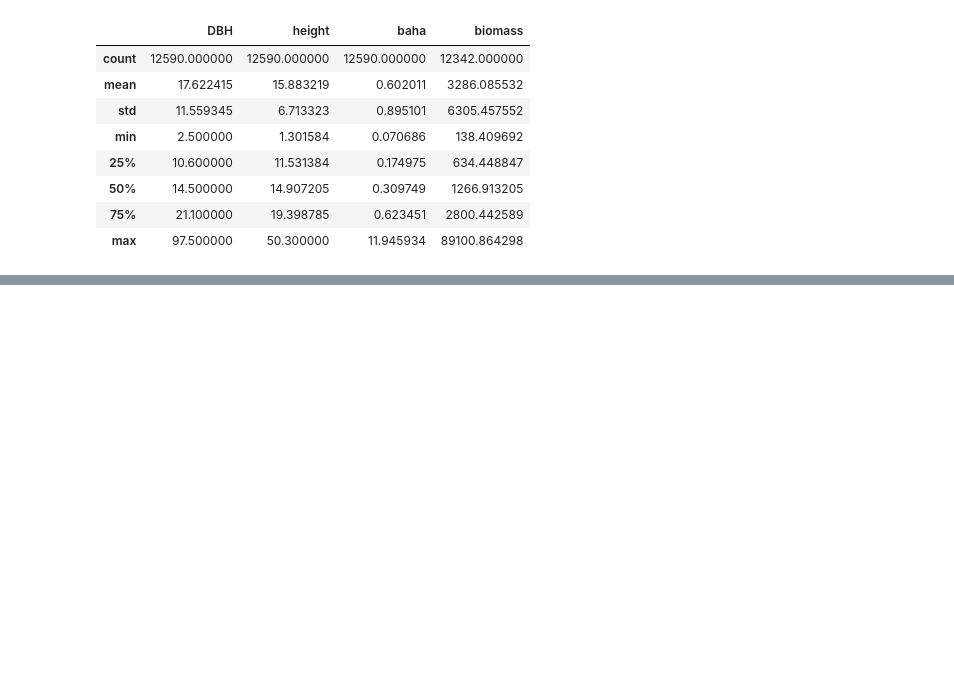
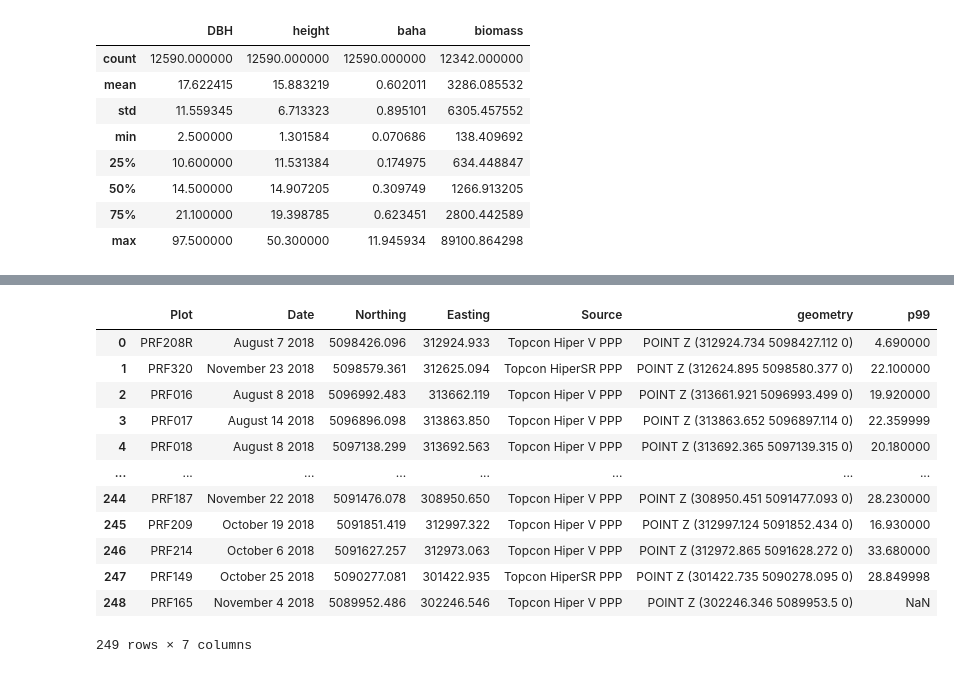
Before and after one commit to subornaa/Data-Analytics-Tutorials, a Jupyter notebook: Lasso_and_Ridge_Regression.ipynb, the cells around one changed output, grey strips where cells are left out. Saved outputs shown, nothing was run; the diff lists cells and outputs as text; code cells hidden in the pictures; blank space fills up the shorter version.

```diff
--- a/Lasso_and_Ridge_Regression.ipynb
+++ b/Lasso_and_Ridge_Regression.ipynb
@@ -215,0 +251,22 @@ biomass_df.describe()
+# %%
+# Get list of plot coordinates tuples
+plot_coords = [(geom.x, geom.y) for geom in plots_gdf.geometry]
+
+# Extract the 99th percentile height at the plot coordinates
+plots_gdf['p99'] = [p99.sel(x=c[0], y=c[1], method="nearest").values[0] for c in plot_coords]
+
+plots_gdf
+# %% [output]
+|  | Plot | Date | Northing | Easting | Source | geometry | p99 |
+| 0 | PRF208R | August 7 2018 | 5098426.096 | 312924.933 | Topcon Hiper V PPP | POINT Z (312924.734 5098427.112 0) | 4.690000 |
+| 1 | PRF320 | November 23 2018 | 5098579.361 | 312625.094 | Topcon HiperSR PPP | POINT Z (312624.895 5098580.377 0) | 22.100000 |
+| 2 | PRF016 | August 8 2018 | 5096992.483 | 313662.119 | Topcon Hiper V PPP | POINT Z (313661.921 5096993.499 0) | 19.920000 |
+| 3 | PRF017 | August 14 2018 | 5096896.098 | 313863.850 | Topcon Hiper V PPP | POINT Z (313863.652 5096897.114 0) | 22.359999 |
+| 4 | PRF018 | August 8 2018 | 5097138.299 | 313692.563 | Topcon Hiper V PPP | POINT Z (313692.365 5097139.315 0) | 20.180000 |
+| ... | ... | ... | ... | ... | ... | ... | ... |
+| 244 | PRF187 | November 22 2018 | 5091476.078 | 308950.650 | Topcon Hiper V PPP | POINT Z (308950.451 5091477.093 0) | 28.230000 |
+| 245 | PRF209 | October 19 2018 | 5091851.419 | 312997.322 | Topcon Hiper V PPP | POINT Z (312997.124 5091852.434 0) | 16.930000 |
+| 246 | PRF214 | October 6 2018 | 5091627.257 | 312973.063 | Topcon Hiper V PPP | POINT Z (312972.865 5091628.272 0) | 33.680000 |
+| 247 | PRF149 | October 25 2018 | 5090277.081 | 301422.935 | Topcon HiperSR PPP | POINT Z (301422.735 5090278.095 0) | 28.849998 |
+| 248 | PRF165 | November 4 2018 | 5089952.486 | 302246.546 | Topcon Hiper V PPP | POINT Z (302246.346 5089953.5 0) | NaN |
+249 rows × 7 columns
```
Also changed, not shown: parts of 15 cells of this notebook, 2 other files.
